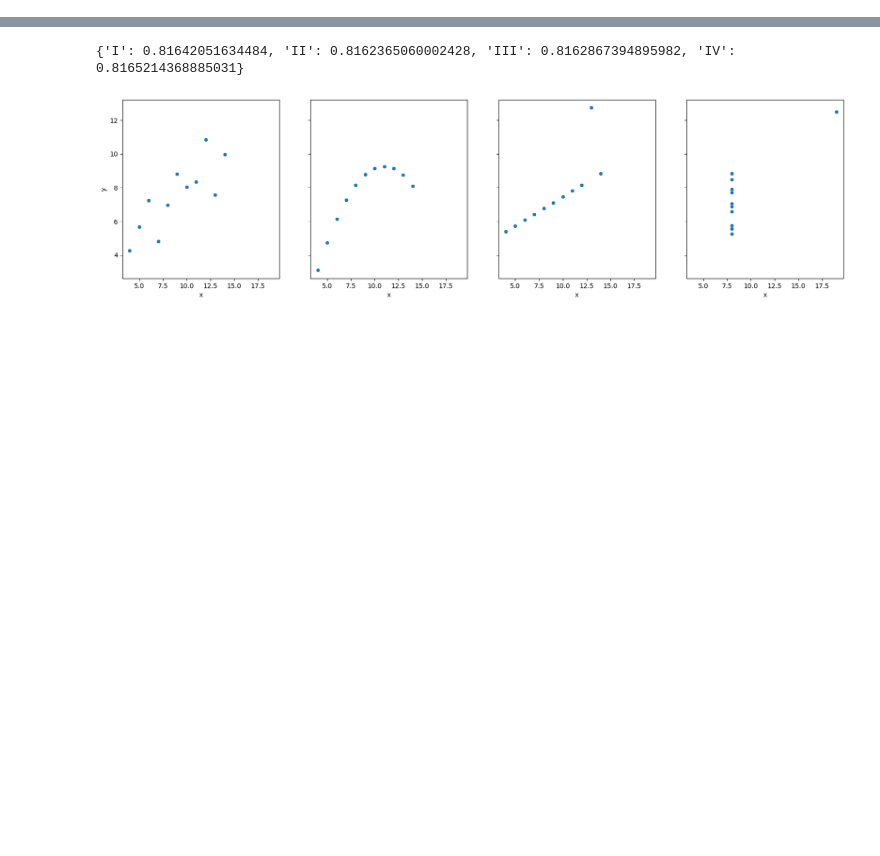
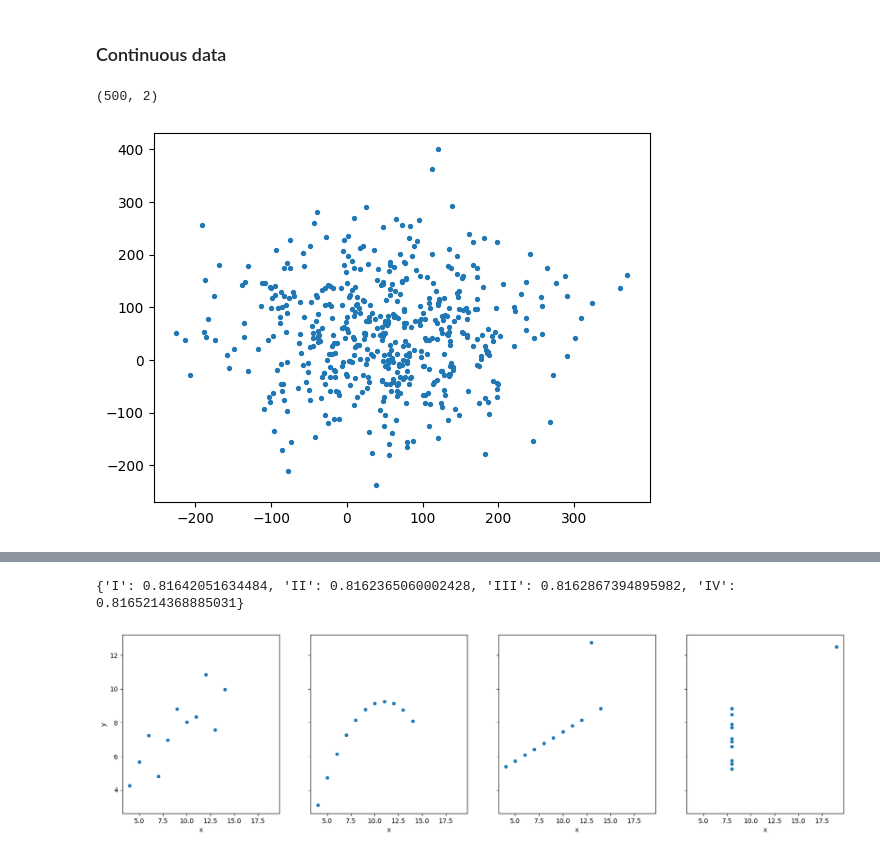
Before and after one commit to Janko-dev/ZM004-2324-data-science, a Jupyter notebook: ds_dc2.ipynb, the cells around one changed output, grey strips where cells are left out. Saved outputs shown, nothing was run; the diff lists cells and outputs as text; code cells hidden in the pictures; blank space fills up the shorter version.

```diff
--- a/ds_dc2.ipynb
+++ b/ds_dc2.ipynb
@@ -5,0 +60,11 @@ import seaborn as sns
+# %% [markdown]
+### Continuous data
+# %%
+x = np.random.normal(loc=50, scale=100, size=(500, 2))
+
+plt.scatter(x[:, 0], x[:, 1], s=8)
+
+x.shape
+# %% [output]
+(500, 2)
+[figure, added]
```
Also changed, not shown: parts of 16 cells of this notebook.
